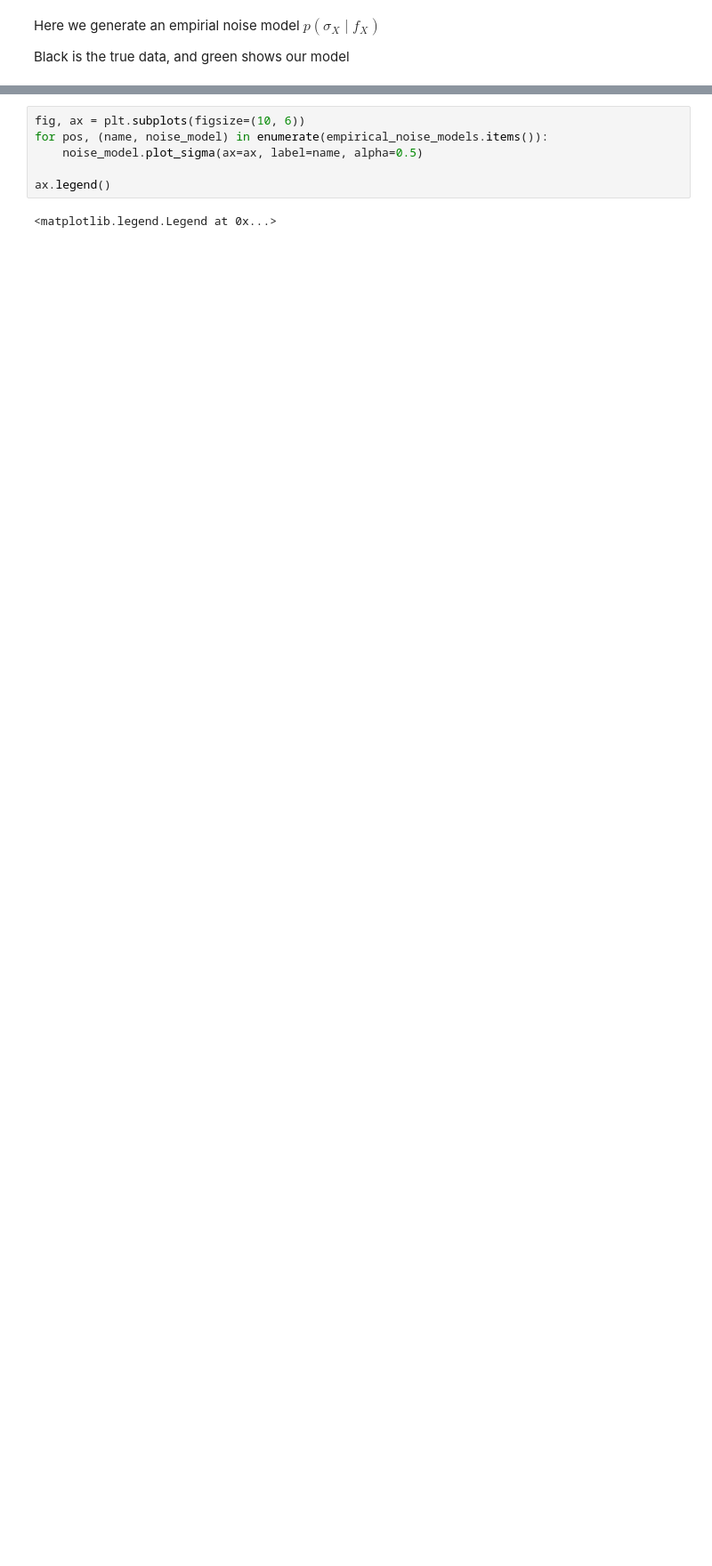
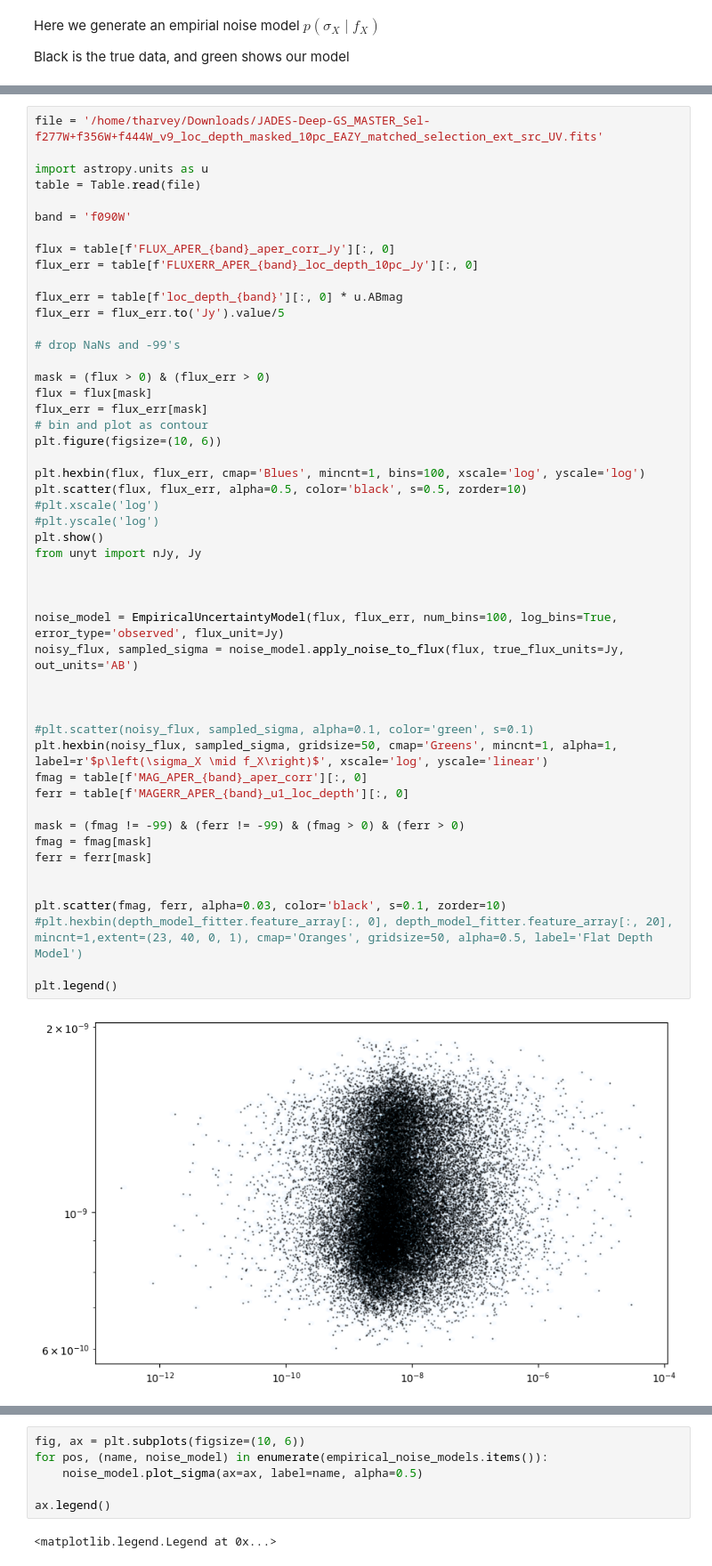
Before and after one commit to synthesizer-project/synference, a Jupyter notebook: scripts/sbi/empirical_noise_model.ipynb, the cells around one changed output, grey strips where cells are left out. Shown at 89% size. Cells and saved outputs as stored; diff of their text form; blank space fills up the shorter version.

```diff
--- a/scripts/sbi/empirical_noise_model.ipynb
+++ b/scripts/sbi/empirical_noise_model.ipynb
@@ -104,0 +96,52 @@ plt.legend()
+# %%
+file = '/home/tharvey/Downloads/JADES-Deep-GS_MASTER_Sel-f277W+f356W+f444W_v9_loc_depth_masked_10pc_EAZY_matched_selection_ext_src_UV.fits'
+
+import astropy.units as u
+table = Table.read(file)
+
+band = 'f090W'
+
+flux = table[f'FLUX_APER_{band}_aper_corr_Jy'][:, 0]
+flux_err = table[f'FLUXERR_APER_{band}_loc_depth_10pc_Jy'][:, 0]
+
+flux_err = table[f'loc_depth_{band}'][:, 0] * u.ABmag
+flux_err = flux_err.to('Jy').value/5
+
+# drop NaNs and -99's
+
+mask = (flux > 0) & (flux_err > 0)
+flux = flux[mask]
+flux_err = flux_err[mask]
+# bin and plot as contour
+plt.figure(figsize=(10, 6))
+
+plt.hexbin(flux, flux_err, cmap='Blues', mincnt=1, bins=100, xscale='log', yscale='log')
+plt.scatter(flux, flux_err, alpha=0.5, color='black', s=0.5, zorder=10)
+#plt.xscale('log')
+#plt.yscale('log')
+plt.show()
+from unyt import nJy, Jy
+
+
+
+noise_model = EmpiricalUncertaintyModel(flux, flux_err, num_bins=100, log_bins=True, error_type='observed', flux_unit=Jy)
+noisy_flux, sampled_sigma = noise_model.apply_noise_to_flux(flux, true_flux_units=Jy, out_units='AB')
+
+
+
+#plt.scatter(noisy_flux, sampled_sigma, alpha=0.1, color='green', s=0.1)
+plt.hexbin(noisy_flux, sampled_sigma, gridsize=50, cmap='Greens', mincnt=1, alpha=1, label=r'$p\left(\sigma_X \mid f_X\right)$', xscale='log', yscale='linear')
+fmag = table[f'MAG_APER_{band}_aper_corr'][:, 0]
+ferr = table[f'MAGERR_APER_{band}_u1_loc_depth'][:, 0]
+
+mask = (fmag != -99) & (ferr != -99) & (fmag > 0) & (ferr > 0)
+fmag = fmag[mask]
+ferr = ferr[mask]
+
+
+plt.scatter(fmag, ferr, alpha=0.03, color='black', s=0.1, zorder=10)
+#plt.hexbin(depth_model_fitter.feature_array[:, 0], depth_model_fitter.feature_array[:, 20], mincnt=1,extent=(23, 40, 0, 1), cmap='Oranges', gridsize=50, alpha=0.5, label='Flat Depth Model')
+
+plt.legend()
+# %% [output]
+[figure, added]
```
Also changed, not shown: parts of 32 cells of this notebook, 16 other files.
